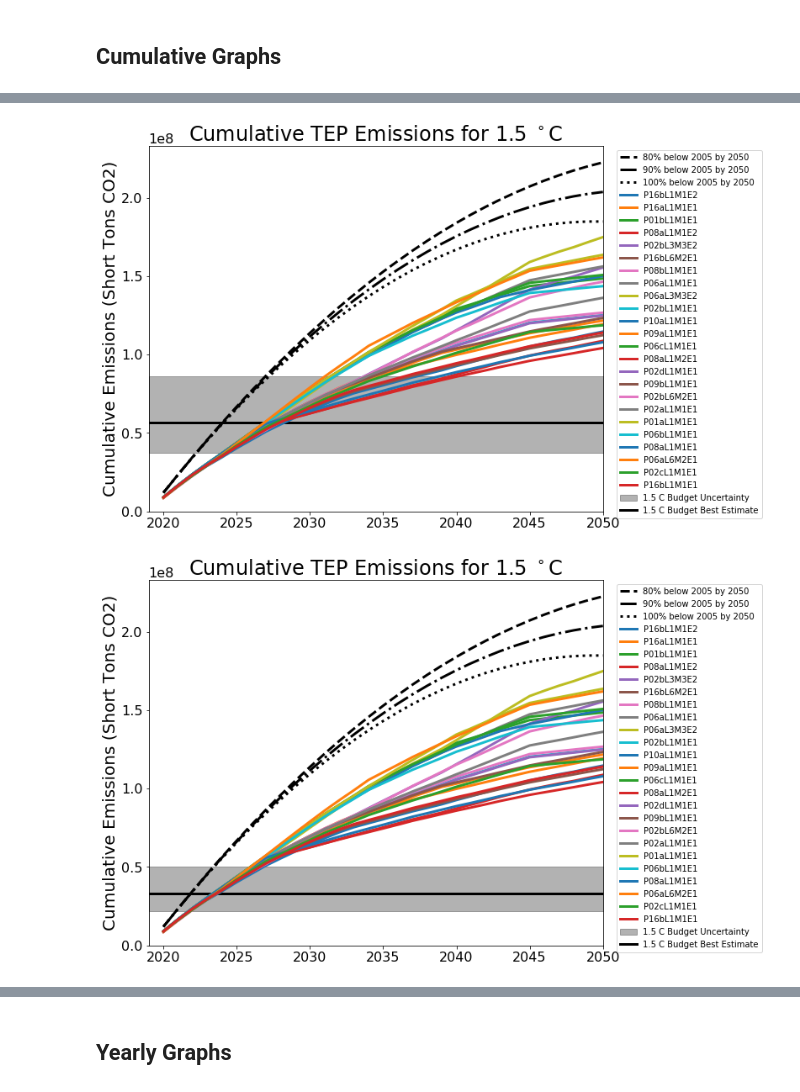
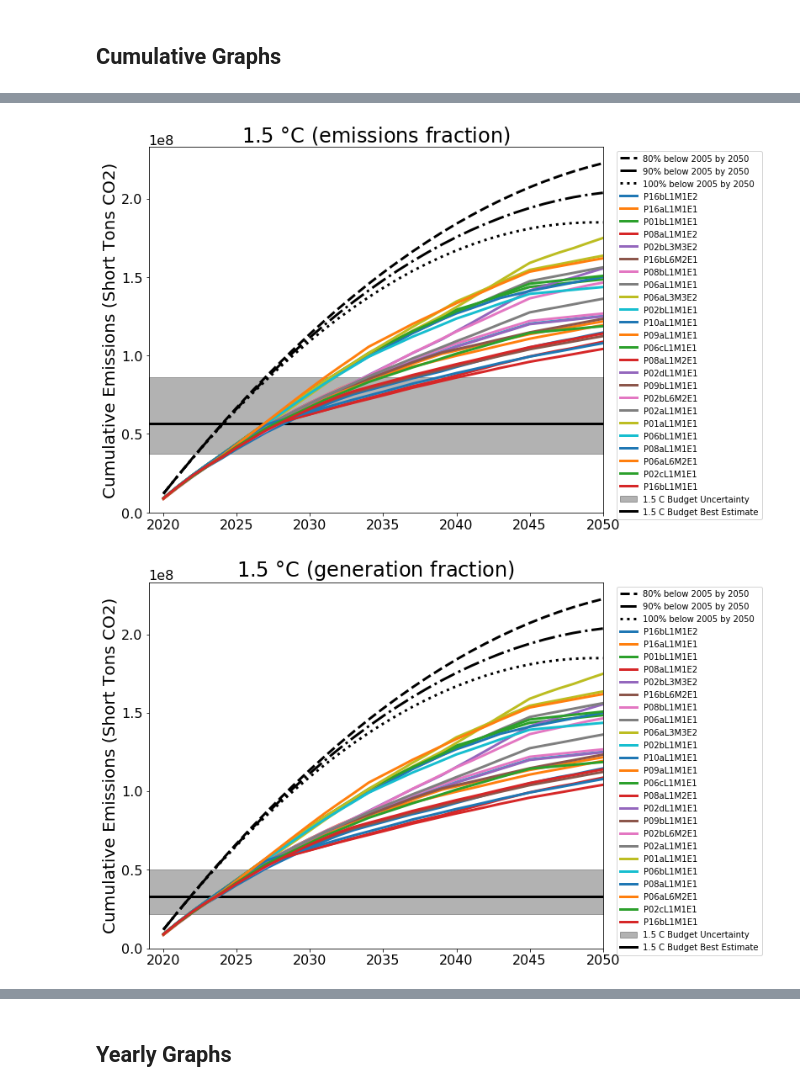
Before and after one commit to CLIMAS-UA/tepcarbon, a Jupyter notebook: tep_carbon.ipynb, the cells around one changed output, grey strips where cells are left out. Drawn from its saved outputs; the diff is of its cells as text; code cells hidden in the pictures.

```diff
--- a/tep_carbon.ipynb
+++ b/tep_carbon.ipynb
@@ -1176,7 +1176,7 @@ def emissions_by2050_plot(emissions_by2050, fig_ax=None):
         label = f'{percent} below 2005 by 2050'
         ax.plot(emissions.index, emissions.values, label=label, **yearly_emissions_by2050_styles)
 # %%
-def cumulative_plot(carbon_budget_tep, target, fig_ax=None):
+def cumulative_plot(carbon_budget_tep, target, kind, fig_ax=None):
     if fig_ax is None:
         fig, ax = plt.subplots(figsize=(12, 8))
         fig.subplots_adjust(right=0.75)
@@ -1187,34 +1187,34 @@ def cumulative_plot(carbon_budget_tep, target, fig_ax=None):
     ax.fill_between((cumulative.index[0] - 1, cumulative.index[-1] + 1), carbon_budget_tep['low'], carbon_budget_tep['high'], color=color, alpha=0.3, label=f'{target} C Budget Uncertainty')
     ax.set_xlim(cumulative.index[0] - 1, cumulative.index[-1])
     ax.set_ylabel('Cumulative Emissions (Short Tons CO2)')
-    ax.set_title(f'Cumulative TEP Emissions for {target} $^\circ$C')
+    ax.set_title(f'{target} $\degree$C ({kind} fraction)')
     return fig, ax
 # %%
 # put the legends outside the figure
 legend_kwargs = dict(loc='upper left', bbox_to_anchor=(1.02, 1))
 # %%
 target = 1.5
-fig, ax = cumulative_plot(carbon_budgets_tep_emissions_based[target], target)
+fig, ax = cumulative_plot(carbon_budgets_tep_emissions_based[target], target, 'emissions')
 
 emissions_by2050_plot(yearly_emissions_by2050_cumulative, (fig, ax))
 
 ax.set_ylim(0, None)
 ax.legend(**legend_kwargs)
 
 fig.savefig(output_path / f'portfolios_{target}C_emissions_based_no_portfolios.png', dpi=300)
 
 for name, cumulative in cumulatives.items():
     ax.plot(cumulative.index, cumulative.values, zorder=10, label=name)
 
 handles, labels = ax.get_legend_handles_labels()
 ax.legend(handles[1:] + [handles[0]], labels[1:] + [labels[0]], **legend_kwargs)
 
 fig.savefig(output_path / f'portfolios_{target}C_emissions_based.png', dpi=300)
 # %% [output]
-[figure, old version]
+[figure, new version]
 # %%
 target = 1.5
-fig, ax = cumulative_plot(carbon_budgets_tep_generation_based[target], target)
+fig, ax = cumulative_plot(carbon_budgets_tep_generation_based[target], target, 'generation')
 
 emissions_by2050_plot(yearly_emissions_by2050_cumulative, (fig, ax))
 
@@ -1230,6 +1230,6 @@ ax.legend(handles[1:] + [handles[0]], labels[1:] + [labels[0]], **legend_kwargs)
 
 fig.savefig(output_path / f'portfolios_{target}C_generation_based.png', dpi=300)
 # %% [output]
-[figure, old version]
+[figure, new version]
 # %%
 target = 2.0
```
Also changed, not shown: parts of 9 cells of this notebook, 22 other files.
